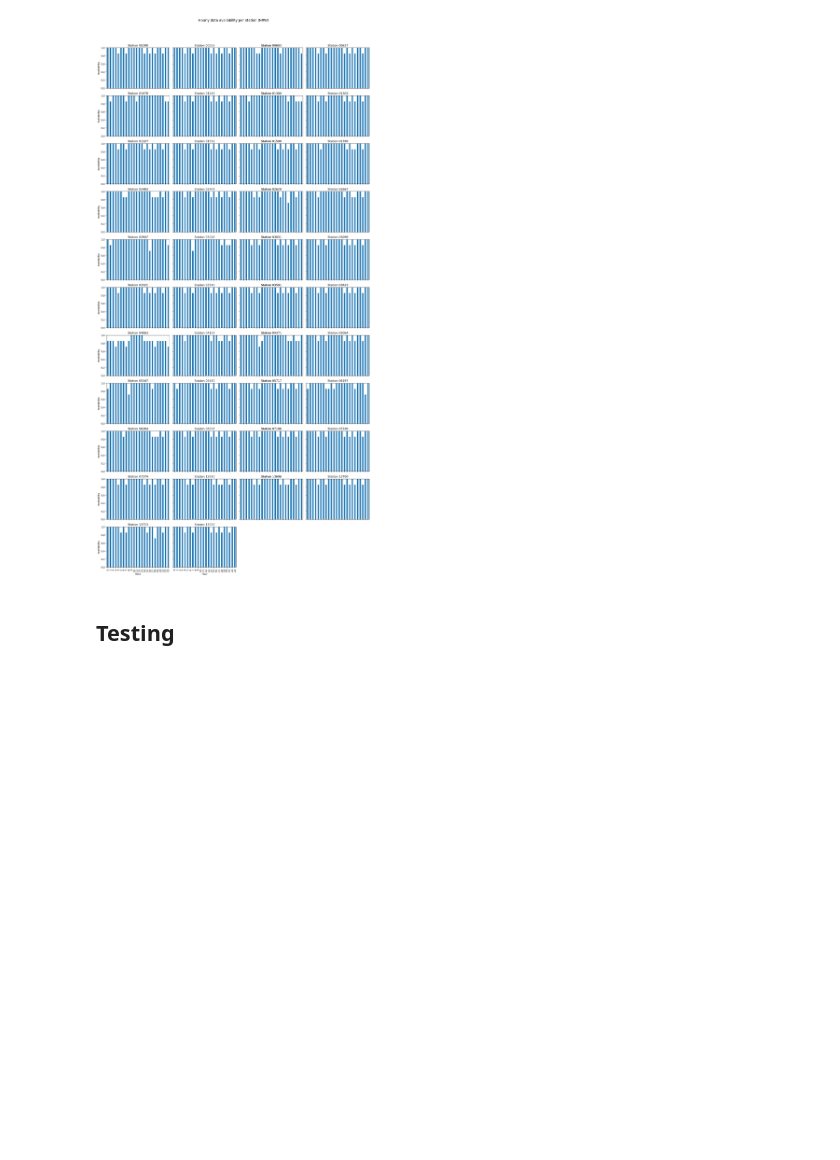
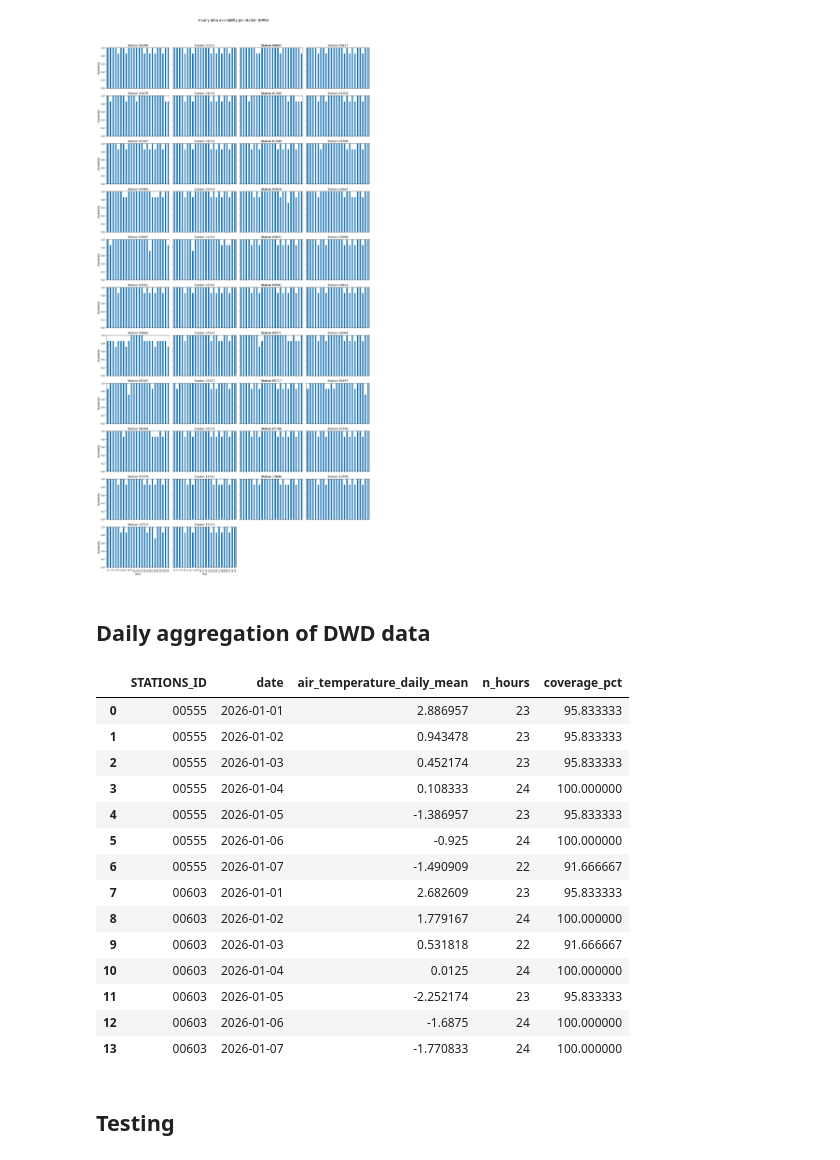
Before and after one commit to Hornston3/earth-system-data-processing, a Jupyter notebook: data_access/project/project_esdp.ipynb, the cells around one changed output. Drawn from its saved outputs; the diff is of its cells as text; code cells hidden in the pictures; blank space fills up the shorter version.

Commit message:
Add function to aggregate the DWD hourly data into one daily average.

```diff
--- a/data_access/project/project_esdp.ipynb
+++ b/data_access/project/project_esdp.ipynb
@@ -459,3 +459,5 @@ plt.tight_layout(rect=[0, 0, 1, 0.95])
 plt.show()
 # %% [output]
 [figure]
+# %% [markdown]
+## Daily aggregation of DWD data
@@ -462,3 +495,37 @@ plt.show()
+# %%
+station_ids = ["00555","00603","00617","01078","01246","01300","01303","01327","01572","01590","01766","02483","02497","02629","02667","02947","03028","03031","03098"]
+df_hourly_all = download_DWD_data_multi(
+    variable="air_temperature",
+    station_ids=station_ids,
+    start_date="2026-01-01",
+    end_date="2026-01-07",
+    inject_missing=True,
+)
+
+df_hourly_all.head()
+
+df_daily = avg_DWD_data(
+    df_hourly_all,
+    variable = "air_temperature"
+)
+
+df_daily.head(14)
+# %% [output]
+|  | STATIONS_ID | date | air_temperature_daily_mean | n_hours | coverage_pct |
+| 0 | 00555 | 2026-01-01 | 2.886957 | 23 | 95.833333 |
+| 1 | 00555 | 2026-01-02 | 0.943478 | 23 | 95.833333 |
+| 2 | 00555 | 2026-01-03 | 0.452174 | 23 | 95.833333 |
+| 3 | 00555 | 2026-01-04 | 0.108333 | 24 | 100.000000 |
+| 4 | 00555 | 2026-01-05 | -1.386957 | 23 | 95.833333 |
+| 5 | 00555 | 2026-01-06 | -0.925 | 24 | 100.000000 |
+| 6 | 00555 | 2026-01-07 | -1.490909 | 22 | 91.666667 |
+| 7 | 00603 | 2026-01-01 | 2.682609 | 23 | 95.833333 |
+| 8 | 00603 | 2026-01-02 | 1.779167 | 24 | 100.000000 |
+| 9 | 00603 | 2026-01-03 | 0.531818 | 22 | 91.666667 |
+| 10 | 00603 | 2026-01-04 | 0.0125 | 24 | 100.000000 |
+| 11 | 00603 | 2026-01-05 | -2.252174 | 23 | 95.833333 |
+| 12 | 00603 | 2026-01-06 | -1.6875 | 24 | 100.000000 |
+| 13 | 00603 | 2026-01-07 | -1.770833 | 24 | 100.000000 |
 # %% [markdown]
 ## Testing
 # %%
```
Also changed, not shown: parts of 1 cell of this notebook.
